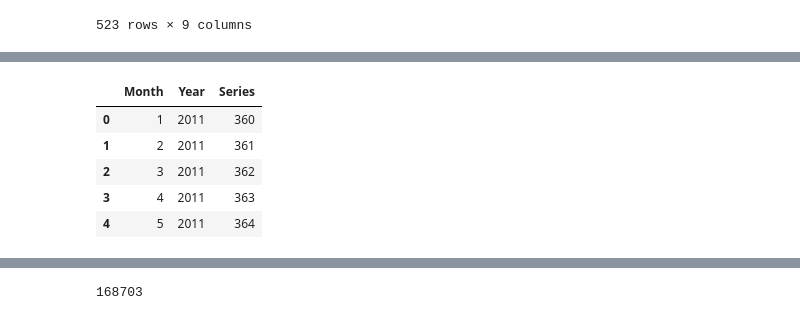
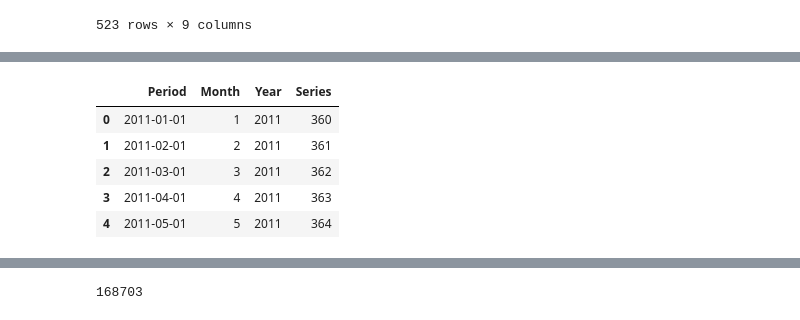
Before and after one commit to data-to-insight/ERN-sessions, a Jupyter notebook: Intro to forecasting and ML/2 Time series forecasting with pycaret.ipynb, the cells around one changed output, grey strips where cells are left out. Saved outputs shown, nothing was run; the diff lists cells and outputs as text; code cells hidden in the pictures.

```diff
--- a/Intro to forecasting and ML/2 Time series forecasting with pycaret.ipynb
+++ b/Intro to forecasting and ML/2 Time series forecasting with pycaret.ipynb
@@ -27,11 +27,11 @@ df
 | 522 | United Kingdom | 2023-07-01 | 152.00 | 289824 | 0.50 | ... |
 523 rows × 9 columns
 # %%
-df.drop(['Name',
-        'Period',
-        'House price index All property types',
-        'Percentage change (monthly) All property types',
-        'Percentage change (yearly) All property types'], axis=1, inplace=True)
-df = df[['Series', 'Year', 'Month', 'Average price All property types']]
+# df.drop(['Name',
+#         #'Period',
+#         'House price index All property types',
+#         'Percentage change (monthly) All property types',
+#         'Percentage change (yearly) All property types'], axis=1, inplace=True)
+df = df[['Series','Period',  'Year', 'Month', 'Average price All property types']]
 df
 # %% [output]
@@ -107,18 +132,19 @@ best = compare_models(sort = 'MAE')
 # %%
 future_dates = pd.date_range(start = '2011-01-01', end = '2030-01-01', freq = 'MS')
 future_df = pd.DataFrame()
+future_df['Period'] = future_dates
 future_df['Month'] = [i.month for i in future_dates]
 future_df['Year'] = [i.year for i in future_dates]
 max_series = df['Series'][df['Year'] < 2010].max()
 future_df['Series'] = np.arange(max_series,(max_series+len(future_dates)))
 future_df.head()
 # %% [output]
-|  | Month | Year | Series |
-| 0 | 1 | 2011 | 360 |
-| 1 | 2 | 2011 | 361 |
-| 2 | 3 | 2011 | 362 |
-| 3 | 4 | 2011 | 363 |
-| 4 | 5 | 2011 | 364 |
+|  | Period | Month | Year | Series |
+| 0 | 2011-01-01 | 1 | 2011 | 360 |
+| 1 | 2011-02-01 | 2 | 2011 | 361 |
+| 2 | 2011-03-01 | 3 | 2011 | 362 |
+| 3 | 2011-04-01 | 4 | 2011 | 363 |
+| 4 | 2011-05-01 | 5 | 2011 | 364 |
 # %%
 predictions_future = predict_model(best, data=future_df)
 
```
Also changed, not shown: parts of 8 cells of this notebook, 1 other file.
